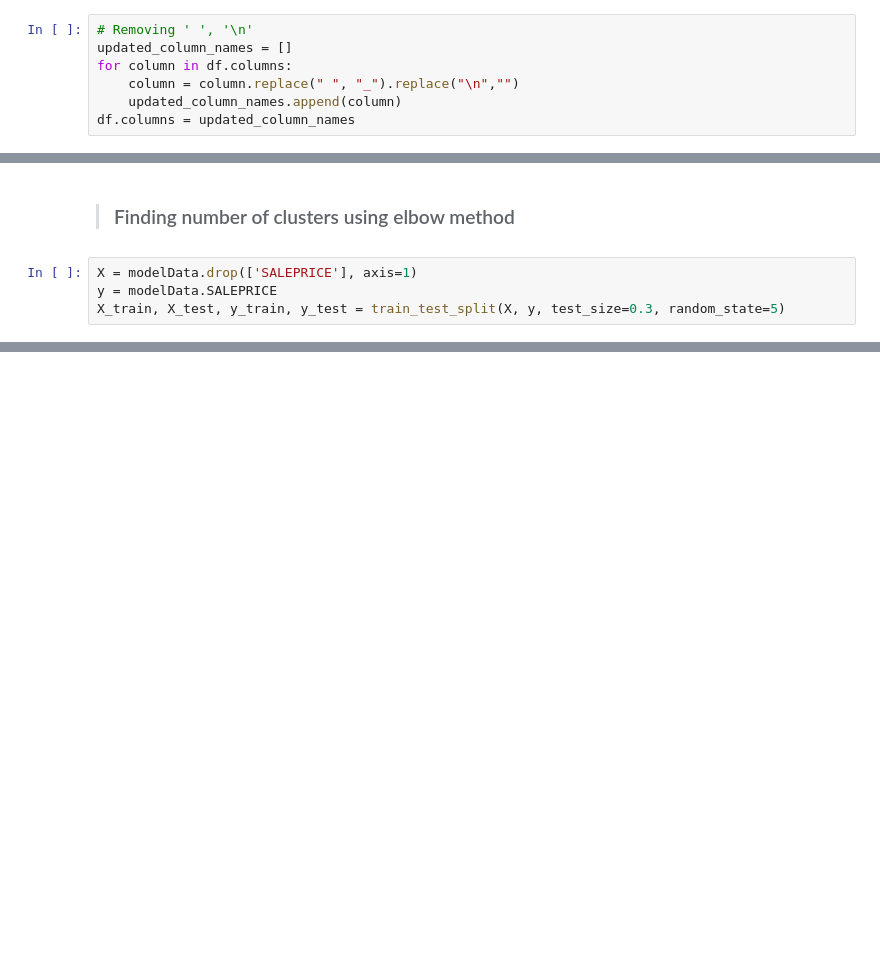
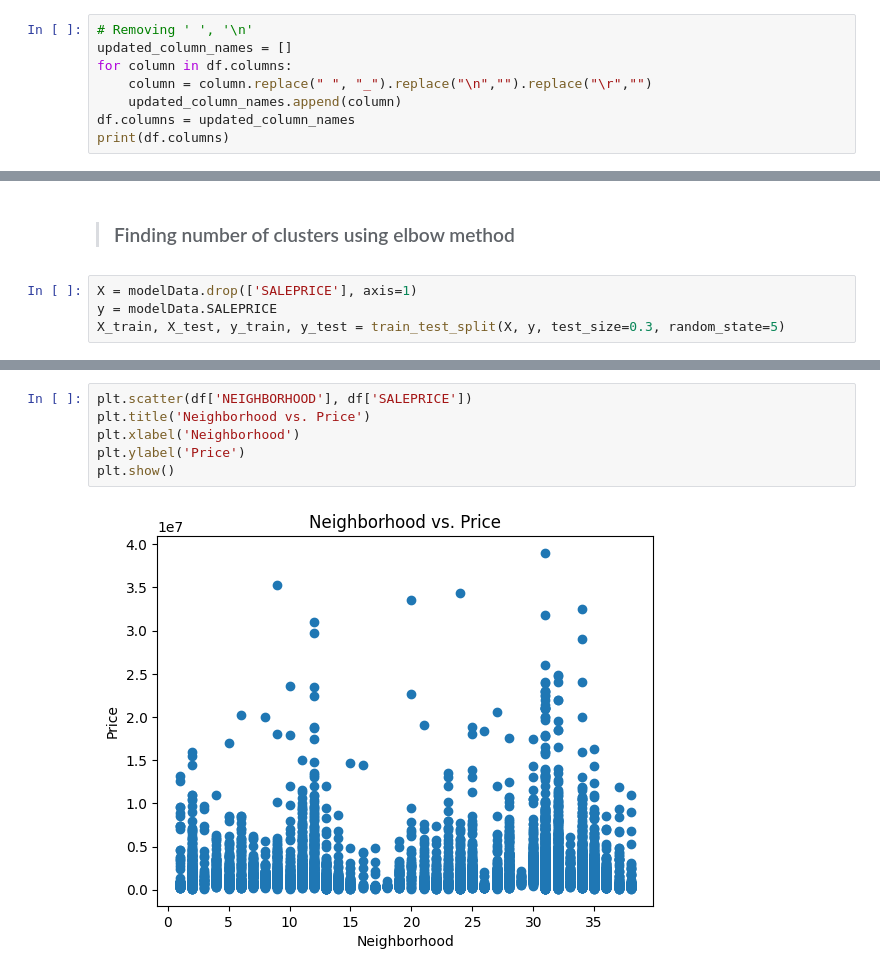
Before and after one commit to MuzammiLFive/big-data-coursework, a Jupyter notebook: Data-Cleaning.ipynb, the cells around one changed output, grey strips where cells are left out. Saved outputs shown, nothing was run; the diff lists cells and outputs as text; blank space fills up the shorter version.

Commit message:
added a visualisation file

```diff
--- a/Data-Cleaning.ipynb
+++ b/Data-Cleaning.ipynb
@@ -44,6 +44,7 @@ df.head()
 # Removing ' ', '\n'
 updated_column_names = []
 for column in df.columns:
-    column = column.replace(" ", "_").replace("\n","")
+    column = column.replace(" ", "_").replace("\n","").replace("\r","")
     updated_column_names.append(column)
 df.columns = updated_column_names
+print(df.columns)
@@ -563,0 +558,8 @@ test.shape
+# %%
+plt.scatter(df['NEIGHBORHOOD'], df['SALEPRICE'])
+plt.title('Neighborhood vs. Price')
+plt.xlabel('Neighborhood')
+plt.ylabel('Price')
+plt.show()
+# %% [output]
+[figure, added]
```
Also changed, not shown: parts of 10 cells of this notebook, 1 other file.
